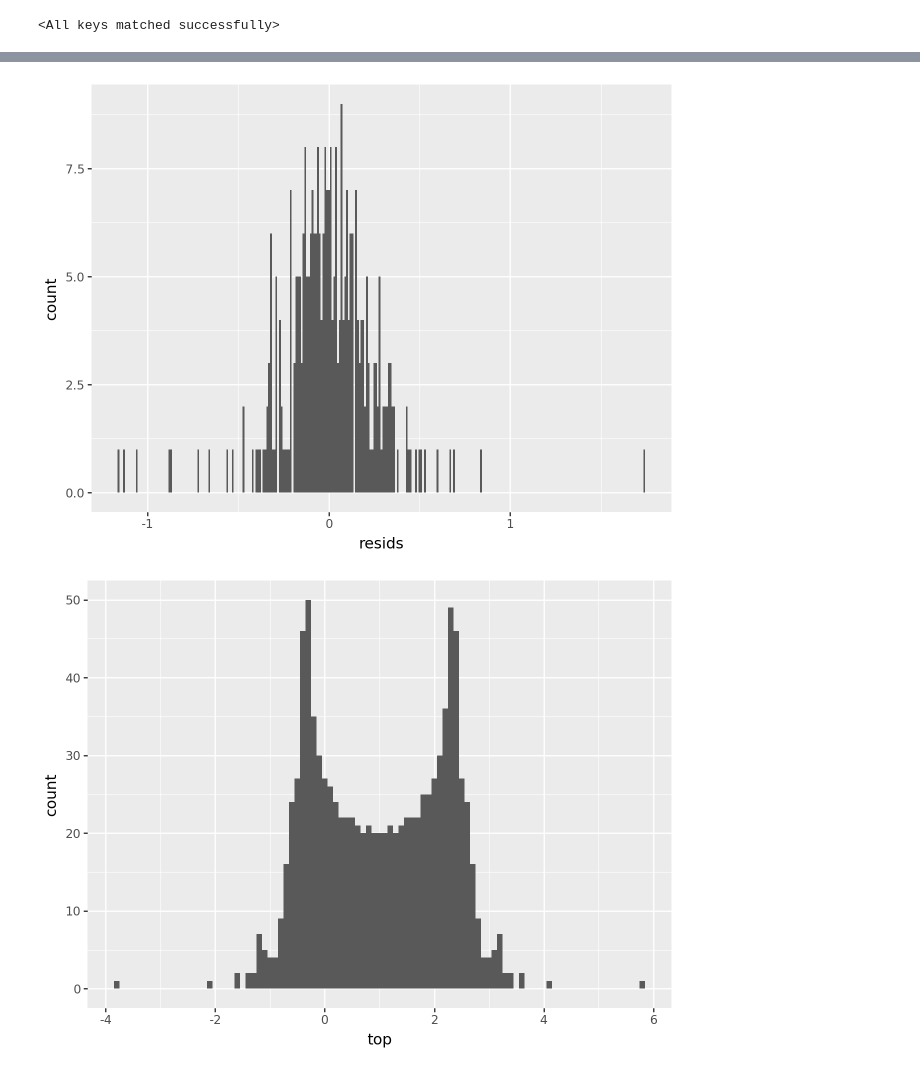
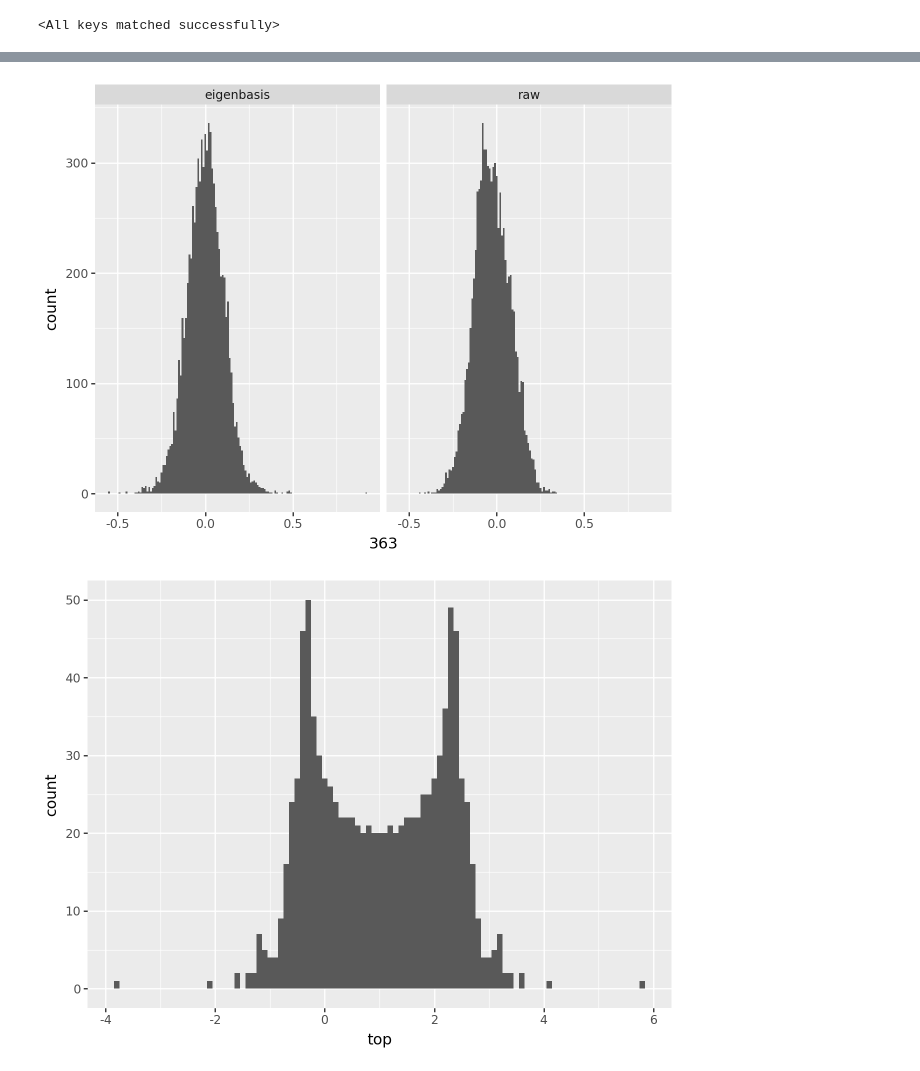
Before and after one commit to dashstander/ngram-markov, a Jupyter notebook: spectral.ipynb, the cells around one changed output, grey strips where cells are left out. Cells and saved outputs as stored; diff of their text form; code cells hidden in the pictures.

```diff
--- a/spectral.ipynb
+++ b/spectral.ipynb
@@ -452,0 +551,2 @@ eig_df = pl.DataFrame({'top': top_eigvals.squeeze().cpu().numpy()})
+# %%
+eigvals, eigvecs = torch.linalg.eigh(laplacian.to_dense())
@@ -453,2 +564,2 @@ eig_df = pl.DataFrame({'top': top_eigvals.squeeze().cpu().numpy()})
 # %%
-eigenbasis = top_eigvecs.to('cpu').to_dense()
+eigenbasis = eigvecs[eigvals.abs() >= 1, :].cpu()
@@ -459,3 +598,10 @@ torch.Size([327, 327])
 # %%
-resid_df = pl.DataFrame({'resids': mapped_residuals.numpy()})
-ggplot(resid_df, aes(x='resids')) + geom_histogram()
+resid_df = pl.DataFrame(
+    mapped_residuals.numpy(),
+    schema=[str(i) for i in range(512)]
+).with_columns(source=pl.lit('raw'))
+proj_df = pl.DataFrame(
+    (eigenbasis.T @ mapped_residuals).T.numpy(),
+    schema=[str(i) for i in range(512)]
+).with_columns(source=pl.lit('eigenbasis'))
+data = pl.concat([resid_df, proj_df])
@@ -464,8 +608,10 @@ ggplot(resid_df, aes(x='resids')) + geom_histogram()
 # %%
-resid_df = pl.DataFrame({'resids': (eigenbasis.T @ mapped_residuals).numpy()})
-ggplot(resid_df, aes(x='resids')) + geom_histogram(binwidth=0.01)
+from random import randint
+
+column = str(randint(0, 512))
+ggplot(data, aes(x=column)) + geom_histogram(binwidth=0.01) + facet_wrap('~source')
 # %% [output]
-[figure, old version]
+[figure, new version]
 # %%
 from scipy.stats import entropy
 
```
Also changed, not shown: parts of 21 cells of this notebook, 3 other files.
